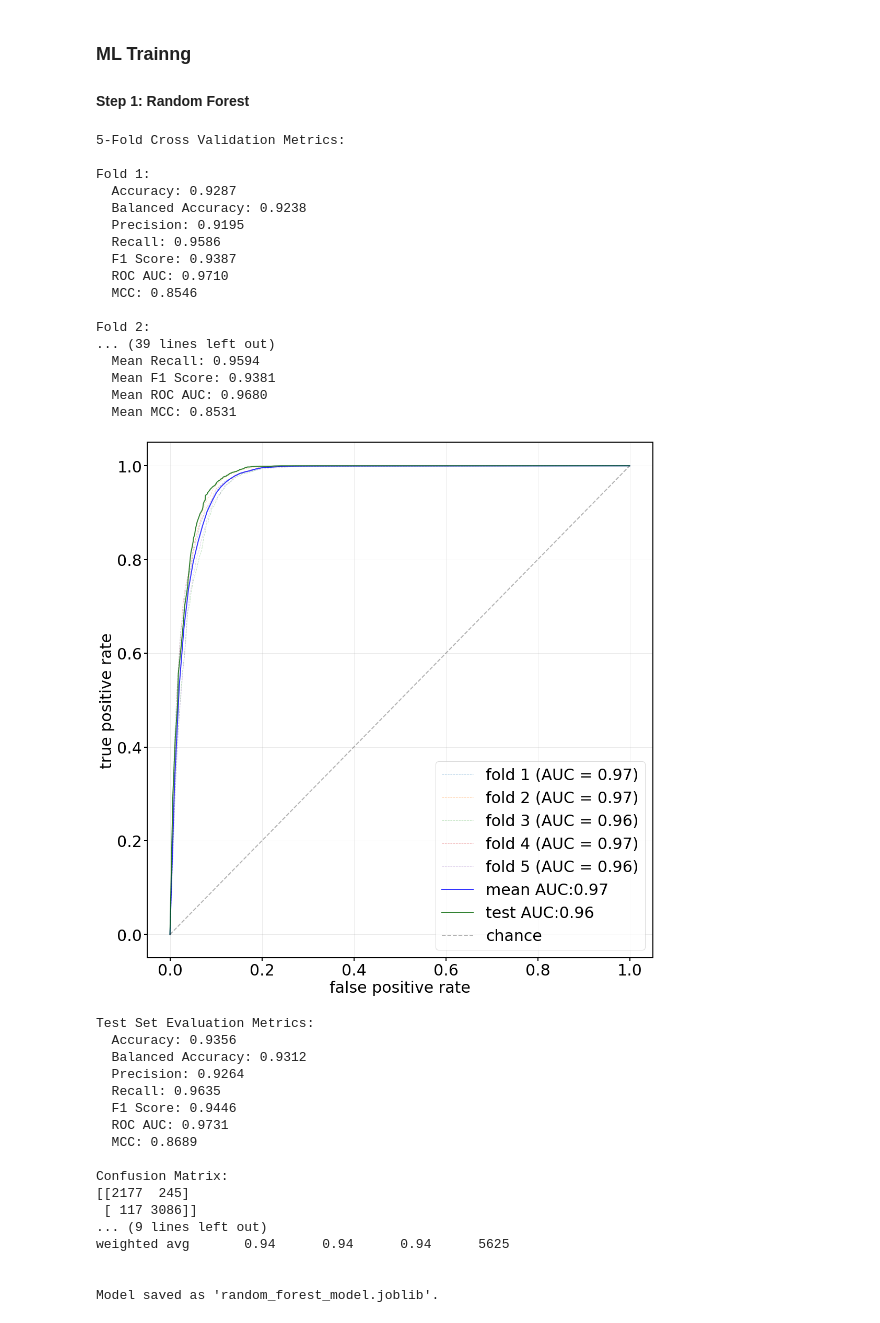
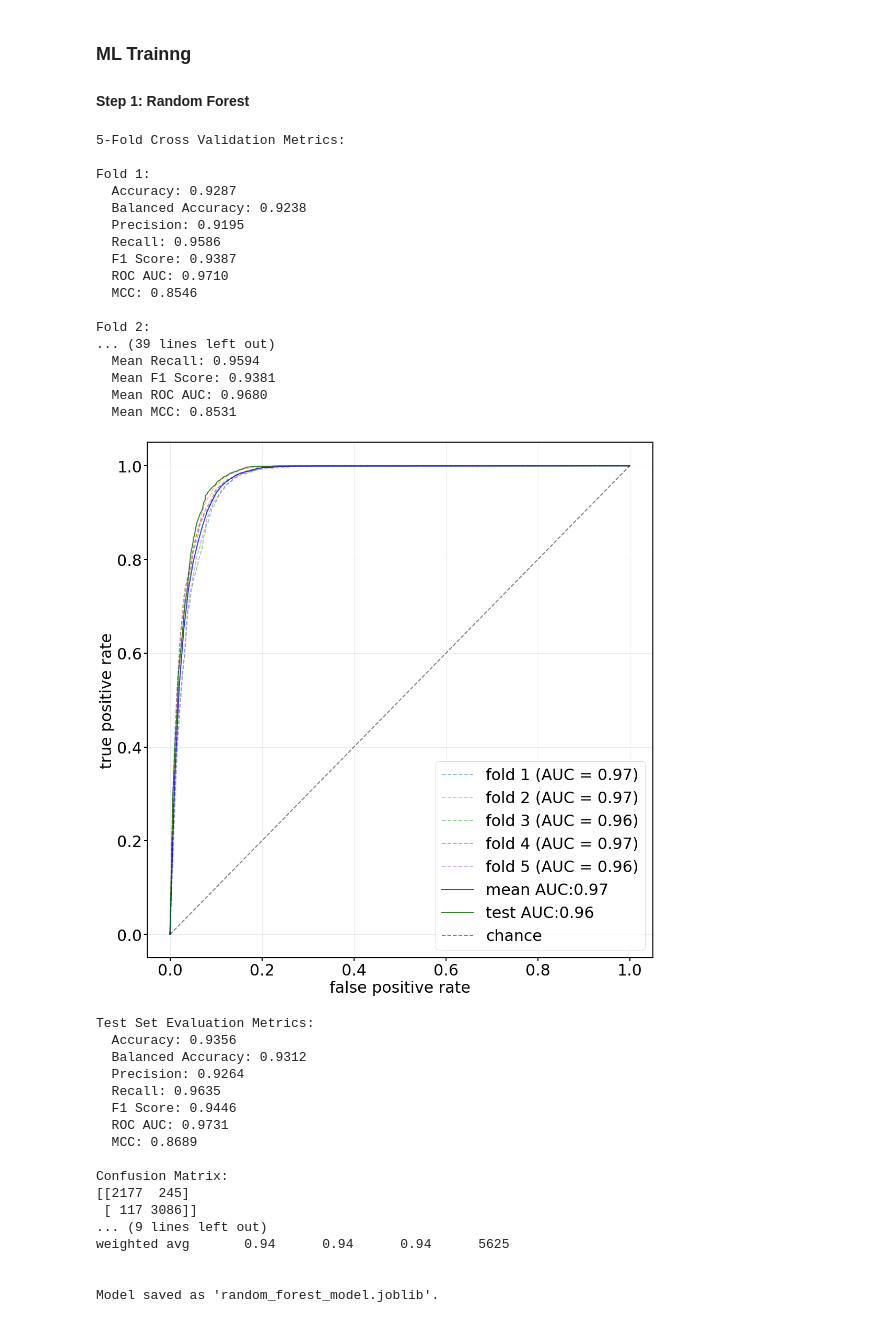
Before and after one commit to Kosutav1997/AntifungalML, a Jupyter notebook: DataAnalysis/AntiFungalML.ipynb, the cells around one changed output. Drawn from its saved outputs; the diff is of its cells as text; code cells hidden in the pictures.

```diff
--- a/DataAnalysis/AntiFungalML.ipynb
+++ b/DataAnalysis/AntiFungalML.ipynb
@@ -372,7 +372,7 @@ for train_index, test_index in cv.split(X_train, y_train):
     tpr_interp[0] = 0.0
     tprs.append(tpr_interp)
 
-    plt.plot(fpr, tpr, lw=1, linestyle='--', label=f'fold {i+1} (AUC = {roc_auc:.2f})', alpha=0.3)
+    plt.plot(fpr, tpr, lw=2, linestyle='--', label=f'fold {i+1} (AUC = {roc_auc:.2f})', alpha=0.5)
     i += 1
 
 # Plot mean ROC curve
@@ -394,7 +394,7 @@ y_pred_proba = classifier.predict_proba(X_test)[:, 1]  # For ROC AUC
 fpr_test, tpr_test, _ = roc_curve(y_test, y_pred_proba)
 roc_auc_test = roc_auc_score(y_cv_test, y_cv_proba)
 plt.plot(fpr_test, tpr_test, color='darkgreen', lw=2, label=f'test AUC:{np.mean(roc_auc_test):.2f}', alpha=0.8)
-plt.plot([0, 1], [0, 1], linestyle='--', lw=2, color='k', label='chance', alpha=0.3)
+plt.plot([0, 1], [0, 1], linestyle='--', lw=2, color='k', label='chance', alpha=0.5)
 
 plt.xlabel('false positive rate', fontsize=30)
 plt.ylabel('true positive rate', fontsize=30)
@@ -437,34 +437,34 @@ print(f"  ROC AUC: {test_auc:.4f}")
 print(f"  MCC: {test_mcc:.4f}")
 
 print("\nConfusion Matrix:")
 print(confusion_matrix(y_test, y_pred))
 print("\nClassification Report:")
 print(classification_report(y_test, y_pred))
 
 # --------------------------
 # Save the final trained model
 # --------------------------
 joblib.dump(classifier, 'random_forest_model.joblib')
 print("\nModel saved as 'random_forest_model.joblib'.")
 # %% [output]
 5-Fold Cross Validation Metrics:
 
 Fold 1:
   Accuracy: 0.9287
   Balanced Accuracy: 0.9238
   Precision: 0.9195
   Recall: 0.9586
   F1 Score: 0.9387
   ROC AUC: 0.9710
   MCC: 0.8546
 
 Fold 2:
 ... (39 lines left out)
   Mean Recall: 0.9594
   Mean F1 Score: 0.9381
   Mean ROC AUC: 0.9680
   Mean MCC: 0.8531
-[figure, old version]
+[figure, new version]
 Test Set Evaluation Metrics:
   Accuracy: 0.9356
   Balanced Accuracy: 0.9312
```
